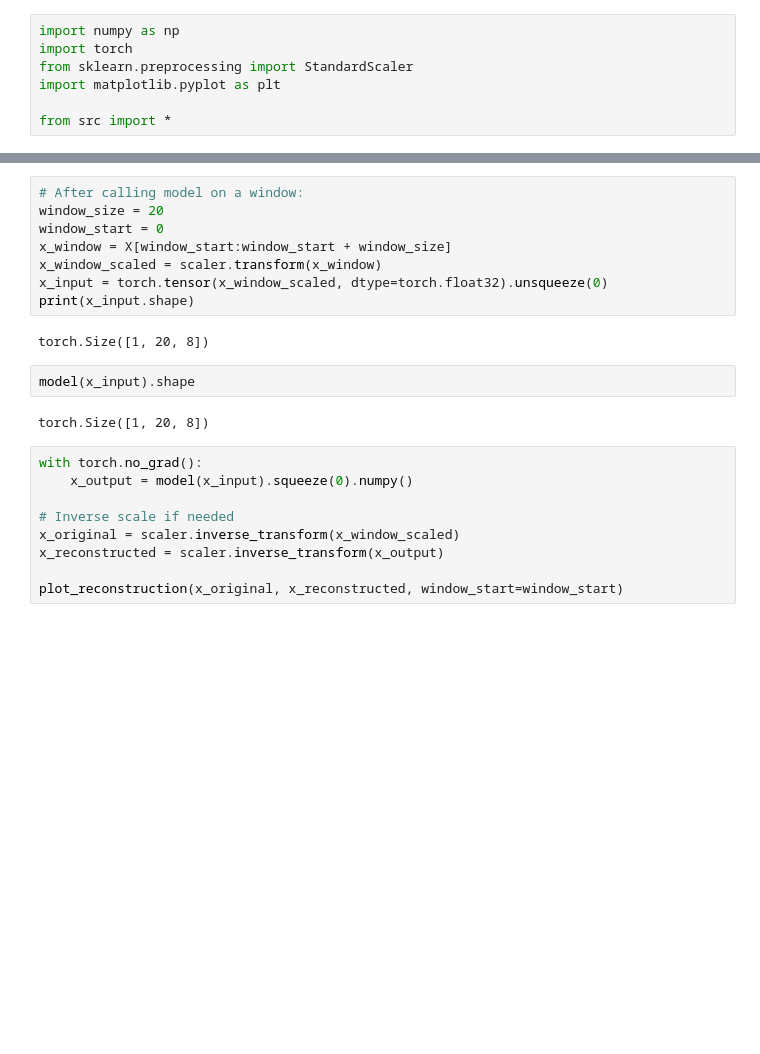
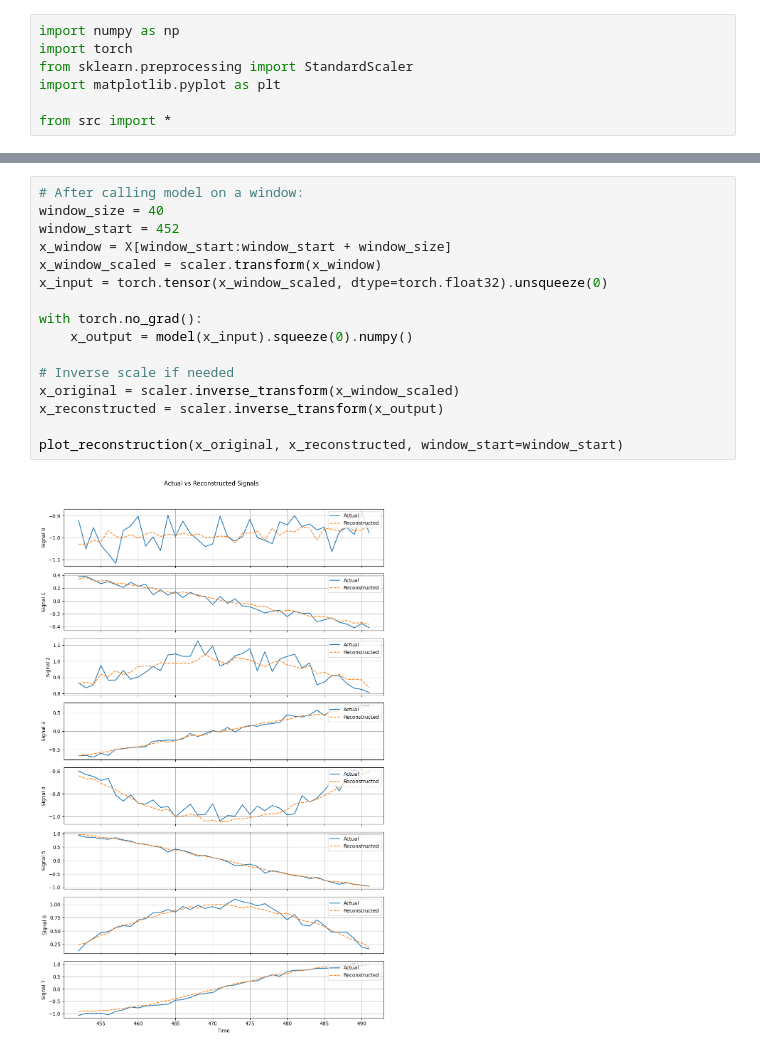
Before and after one commit to alessandro-rubin/time_series_training, a Jupyter notebook: timeseries.ipynb, the cells around one changed output, grey strips where cells are left out. Drawn from its saved outputs; the diff is of its cells as text; blank space fills up the shorter version.

```diff
--- a/timeseries.ipynb
+++ b/timeseries.ipynb
@@ -74,23 +70,18 @@ plt.show()
 # %%
 # After calling model on a window:
-window_size = 20
-window_start = 0
+window_size = 40
+window_start = 452
 x_window = X[window_start:window_start + window_size]
 x_window_scaled = scaler.transform(x_window)
 x_input = torch.tensor(x_window_scaled, dtype=torch.float32).unsqueeze(0)
-print(x_input.shape)
+
+with torch.no_grad():
+    x_output = model(x_input).squeeze(0).numpy()
+
+# Inverse scale if needed
+x_original = scaler.inverse_transform(x_window_scaled)
+x_reconstructed = scaler.inverse_transform(x_output)
+
+plot_reconstruction(x_original, x_reconstructed, window_start=window_start)
 # %% [output]
-torch.Size([1, 20, 8])
+[figure, added]
-# %%
-model(x_input).shape
-# %% [output]
-torch.Size([1, 20, 8])
-# %%
-with torch.no_grad():
-    x_output = model(x_input).squeeze(0).numpy()
-
-# Inverse scale if needed
-x_original = scaler.inverse_transform(x_window_scaled)
-x_reconstructed = scaler.inverse_transform(x_output)
-
-plot_reconstruction(x_original, x_reconstructed, window_start=window_start)
```
Also changed, not shown: parts of 8 cells of this notebook, 4 other files.
